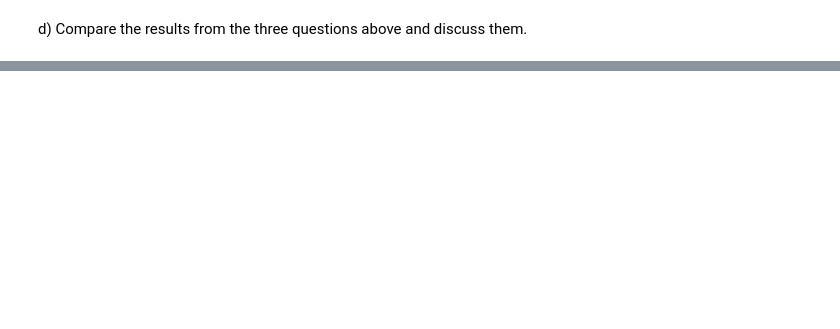
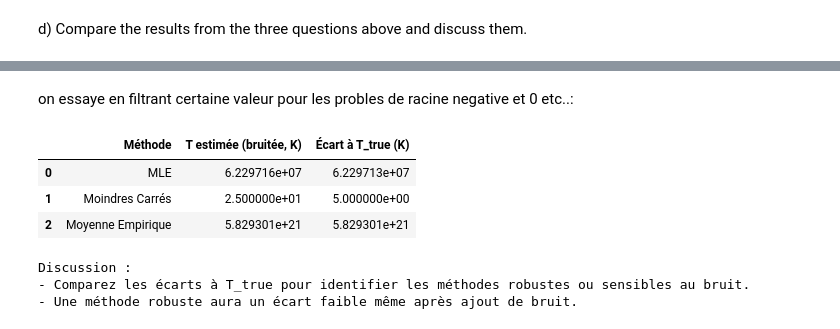
Before and after one commit to Gabewitt/Stats-Project, a Jupyter notebook: V_Final_Project_Notebook.ipynb, the cells around one changed output, grey strips where cells are left out. Cells and saved outputs as stored; diff of their text form; code cells hidden in the pictures; blank space fills up the shorter version.

```diff
--- a/V_Final_Project_Notebook.ipynb
+++ b/V_Final_Project_Notebook.ipynb
@@ -670,0 +1040,69 @@ Recommandation : Utilisez MLE pour des estimations précises ou la moyenne empir
+# %% [markdown]
+on essaye en filtrant certaine valeur pour les probles de racine negative et 0 etc..:
+# %%
+# --- Filtrer les énergies problématiques ---
+energies_noisy_filtered = energies_noisy[(energies_noisy > 1e-10) & (energies_noisy < 1e5)]
+
+# --- Méthode MLE corrigée ---
+def log_likelihood(T, energies):
+    beta = 1 / (kb * T)
+    A = np.sqrt(beta / np.pi)
+    log_likelihood_values = (
+        np.log(np.maximum(A, 1e-10)) -
+        beta * energies -
+        0.5 * np.log(np.maximum(energies, 1e-10))
+    )
+    return -np.sum(log_likelihood_values)
+
+result_mle_noisy = minimize(log_likelihood, 25, args=(energies_noisy_filtered,), bounds=[(1e-5, None)])
+T_mle_noisy = result_mle_noisy.x[0]
+
+# --- Méthode Moindres Carrés ---
+def least_squares(T, hist, bin_centers):
+    beta = 1 / (kb * T)
+    f_values = np.maximum(
+        np.sqrt(beta / np.pi) *
+        np.exp(np.clip(-beta * bin_centers, -100, 0)) /
+        np.sqrt(np.maximum(bin_centers, 1e-10)),
+        1e-10
+    )
+    return np.sum((hist - f_values)**2)
+
+bins = 200
+hist, bin_edges = np.histogram(energies_noisy_filtered, bins=bins, density=True)
+bin_centers = 0.5 * (bin_edges[1:] + bin_edges[:-1])
+
+result_ls_noisy = minimize(least_squares, 25, args=(hist, bin_centers), bounds=[(1e-5, None)])
+T_ls_noisy = result_ls_noisy.x[0]
+
+# --- Méthode Moyenne Empirique ---
+mean_energy_noisy_filtered = np.mean(energies_noisy_filtered)
+T_empirical_noisy_filtered = 2 * mean_energy_noisy_filtered / kb
+
+# --- Résumé des résultats ---
+results_noisy = {
+    "Méthode": ["MLE", "Moindres Carrés", "Moyenne Empirique"],
+    "T estimée (bruitée, K)": [T_mle_noisy, T_ls_noisy, T_empirical_noisy_filtered],
+    "Écart à T_true (K)": [
+        abs(T_mle_noisy - T_true),
+        abs(T_ls_noisy - T_true),
+        abs(T_empirical_noisy_filtered - T_true)
+    ]
+}
+
+# Affichage des résultats
+results_noisy_df = pd.DataFrame(results_noisy)
+display(results_noisy_df)
+
+# Discussion
+print("\nDiscussion :")
+print("- Comparez les écarts à T_true pour identifier les méthodes robustes ou sensibles au bruit.")
+print("- Une méthode robuste aura un écart faible même après ajout de bruit.")
+# %% [output]
+|  | Méthode | T estimée (bruitée, K) | Écart à T_true (K) |
+| 0 | MLE | 6.229716e+07 | 6.229713e+07 |
+| 1 | Moindres Carrés | 2.500000e+01 | 5.000000e+00 |
+| 2 | Moyenne Empirique | 5.829301e+21 | 5.829301e+21 |
+Discussion :
+- Comparez les écarts à T_true pour identifier les méthodes robustes ou sensibles au bruit.
+- Une méthode robuste aura un écart faible même après ajout de bruit.
```
Also changed, not shown: parts of 26 cells of this notebook.
